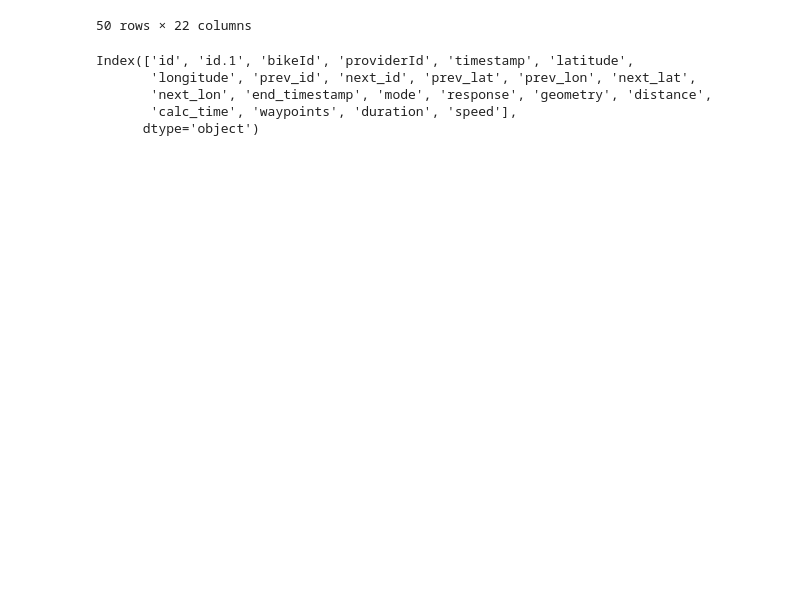
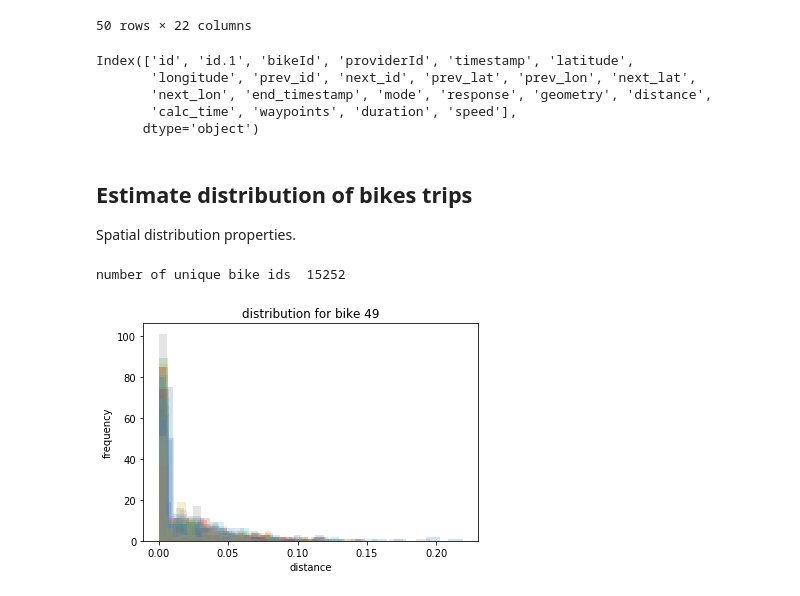
Before and after one commit to Liyubov/bike-sharing, a Jupyter notebook: bikes_mobility_analysis_trajectories/bikes_trajectories_analys.ipynb, the cells around one changed output. Cells and saved outputs as stored; diff of their text form; code cells hidden in the pictures; blank space fills up the shorter version.

Commit message:
updated analysis of ind.traj.

```diff
--- a/bikes_mobility_analysis_trajectories/bikes_trajectories_analys.ipynb
+++ b/bikes_mobility_analysis_trajectories/bikes_trajectories_analys.ipynb
@@ -56,3 +56,50 @@ Index(['id', 'id.1', 'bikeId', 'providerId', 'timestamp', 'latitude',
        'next_lon', 'end_timestamp', 'mode', 'response', 'geometry', 'distance',
        'calc_time', 'waypoints', 'duration', 'speed'],
       dtype='object')
+# %% [markdown]
+## Estimate distribution of bikes trips
+Spatial distribution properties.
+# %%
+import numpy as np
+from matplotlib import pyplot as plt
+
+# find unique values in column bikeid
+bike_ids = np.unique(df_traj.bikeId.values)
+print('number of unique bike ids ', len(bike_ids))
+
+
+def calc_jump_dist(Xarray,Yarray): #function to calculate distribution of steps  # given arrays Xarray, Yarray of trajectories
+    dist = np.zeros(len(Xarray))
+    for i in range(0, len(Xarray)-1):
+        dist[i] = calc_dist(Xarray[i],Xarray[i+1],Yarray[i],Yarray[i+1])
+    return dist
+
+def calc_dist(x1,x2,y1,y2): #function to calculate distance between 2 points in 2D
+    return np.sqrt((x1-x2)*(x1-x2)+(y1-y2)*(y1-y2))
+
+def plot_dist_from_traj(df_id, bikeid):
+    # assign values to coordinates
+    X_tr = df_id.latitude.values
+    Y_tr = df_id.longitude.values
+
+    # now we apply this function to routes dataframe
+    jumps_lengths = calc_jump_dist(X_tr,Y_tr)
+
+    # now we are plotting the histogram
+    plt.hist(jumps_lengths, bins=20, alpha=0.2) # alpha is transparency parameter
+    plt.xlabel('distance')
+    plt.ylabel('frequency')
+    plt.title('distribution for bike '+str(bikeid))
+    #ax.set_xscale('log')
+    #plt.show()
+# %% [output]
+number of unique bike ids  15252
+# %%
+# loop through all bikIds
+for ind_bikeid in range(0, 50): #len(bike_ids)): #5): #
+    df_id = df_traj[df_traj.bikeId == bike_ids[ind_bikeid]]
+    plot_dist_from_traj(df_id, ind_bikeid)
+plt.show()
+    #make transparent plot
+# %% [output]
+[figure, added]
```
Also changed, not shown: parts of 5 cells of this notebook.
